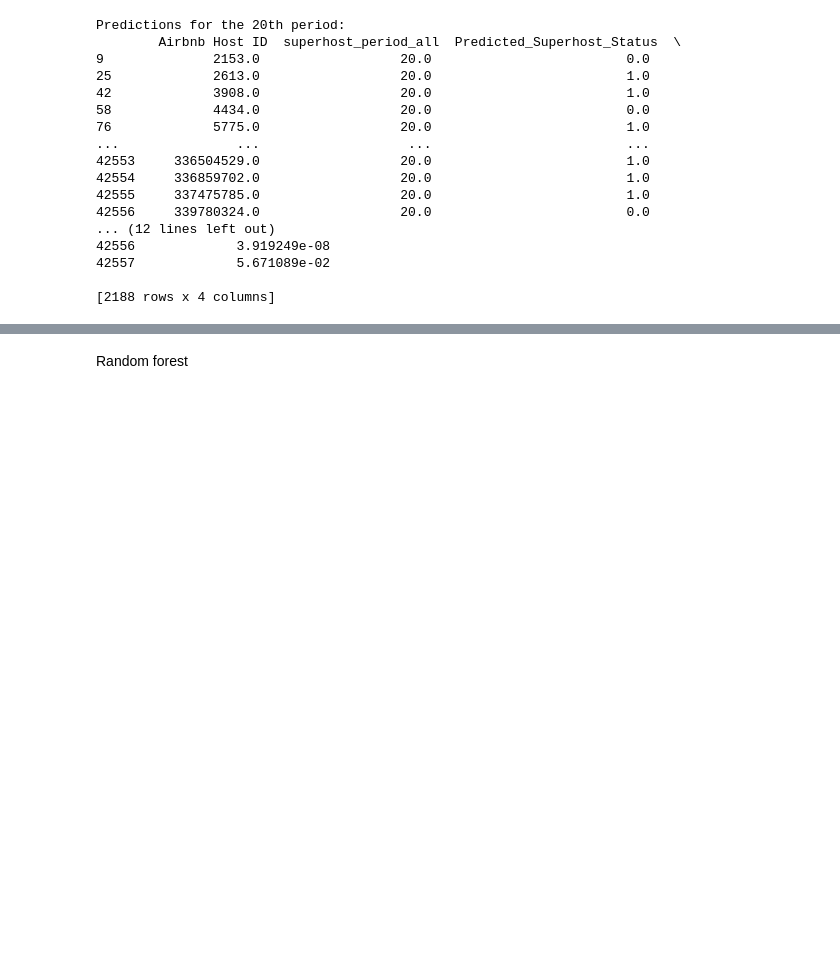
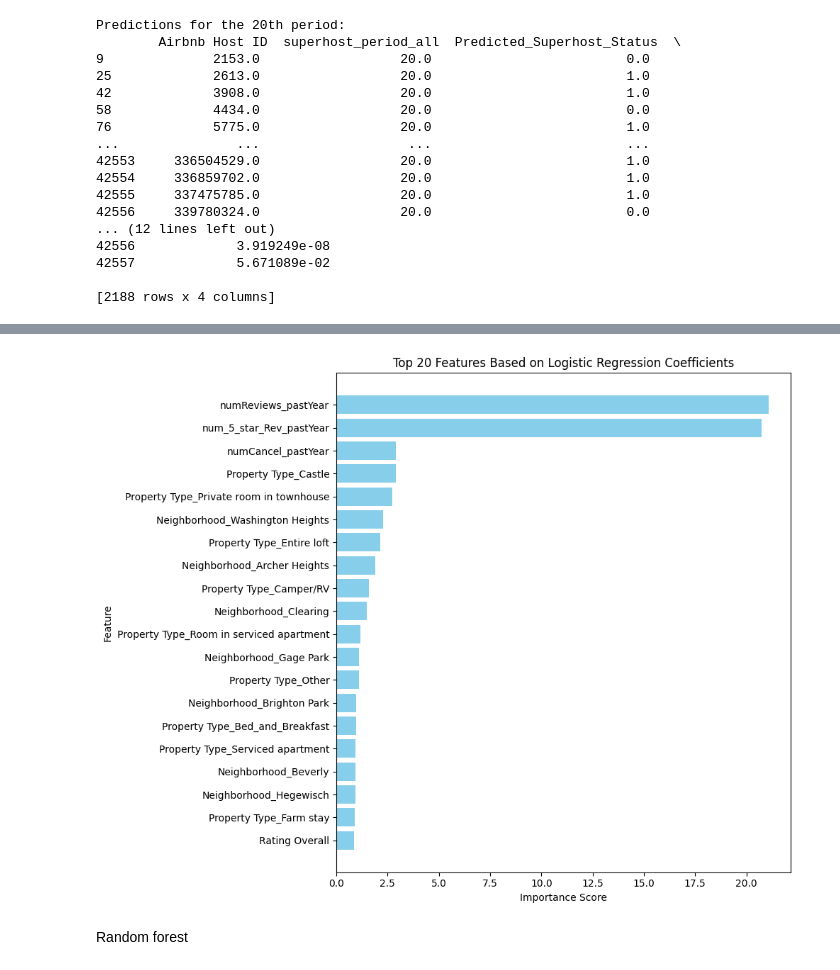
Before and after one commit to Vishnuanand77/airbnb-superhost-prediction, a Jupyter notebook: Superhost_prediction.ipynb, the cells around one changed output, grey strips where cells are left out. Drawn from its saved outputs; the diff is of its cells as text; code cells hidden in the pictures; blank space fills up the shorter version.

Commit message:
Added model separation variables, added top 20 features graph

```diff
--- a/Superhost_prediction.ipynb
+++ b/Superhost_prediction.ipynb
@@ -209,10 +209,16 @@ y_train = training_data['Next_Period_Superhost']
 X_test = testing_data[categorical_cols + numerical_cols]
 y_test = testing_data['Next_Period_Superhost']
 
+# # Hyperparameter grid for logistic regression
+# param_grid = {
+#     'classifier__C': [0.05, 0.1, 0.5, 1, 5],
+#     'classifier__solver': ['liblinear', 'lbfgs']
+# }
+
 # Hyperparameter grid for logistic regression
 param_grid = {
-    'classifier__C': [0.05, 0.1, 0.5, 1, 5],
-    'classifier__solver': ['liblinear', 'lbfgs']
+    'classifier__C': [5],
+    'classifier__solver': ['lbfgs']
 }
 
 # Initialize GridSearchCV
@@ -226,17 +232,17 @@ grid_search.fit(X_train, y_train)
 print("Best Parameters:", grid_search.best_params_)
 
 # Evaluate the best model
-best_model = grid_search.best_estimator_
+logistic_best_model = grid_search.best_estimator_
 
 # Training predictions and probabilities
 print("Generating training predictions and probabilities...")
-y_train_prob = best_model.predict_proba(X_train)[:, 1]
-y_train_pred = best_model.predict(X_train)
+y_train_prob = logistic_best_model.predict_proba(X_train)[:, 1]
+y_train_pred = logistic_best_model.predict(X_train)
 
 # Testing predictions and probabilities
 print("Generating testing predictions and probabilities...")
-y_test_prob = best_model.predict_proba(X_test)[:, 1]
-y_test_pred = best_model.predict(X_test)
+y_test_prob = logistic_best_model.predict_proba(X_test)[:, 1]
+y_test_pred = logistic_best_model.predict(X_test)
 
 # Model evaluation
 print("\nTraining Classification Report:\n", classification_report(y_train, y_train_pred))
@@ -334,3 +340,54 @@ Predictions for the 20th period:
 42557             5.671089e-02
 
 [2188 rows x 4 columns]
+# %%
+# Extract the coefficients of the logistic regression model
+coefficients = logistic_best_model.named_steps['classifier'].coef_[0]
+
+# Check if one-hot encoding was used and retrieve feature names from the preprocessor
+if isinstance(logistic_best_model.named_steps['preprocessor'].named_transformers_['cat'], OneHotEncoder):
+    # Get the one-hot encoding feature names
+    one_hot_encoder = logistic_best_model.named_steps['preprocessor'].named_transformers_['cat']
+
+    # Check for the appropriate method to use based on the scikit-learn version
+    if hasattr(one_hot_encoder, 'get_feature_names_out'):  # For scikit-learn 0.21 and later
+        encoded_cols = one_hot_encoder.get_feature_names_out(input_features=categorical_cols)
+    else:  # For older versions of scikit-learn
+        encoded_cols = one_hot_encoder.get_feature_names(input_features=categorical_cols)
+
+    # Combine numerical and one-hot encoded categorical feature names
+    feature_names = numerical_cols + list(encoded_cols)
+else:
+    # If one-hot encoding wasn't used, the feature names are just the columns of X_train
+    feature_names = list(X_train.columns)
+
+# Take the absolute values of the coefficients as importance scores
+importance = abs(coefficients)
+
+# Ensure that the lengths of feature_names and importance match
+if len(feature_names) == len(importance):
+    # Create a DataFrame for feature importance
+    feature_importance_df_logistic = pd.DataFrame({
+        'Feature': feature_names,
+        'Importance': importance
+    })
+
+    # Sort the DataFrame by importance in descending order
+    feature_importance_df_logistic = feature_importance_df_logistic.sort_values(by='Importance', ascending=False)
+
+    # Print the top 20 features
+    print("\nTop 20 Features Based on Coefficients:\n", feature_importance_df_logistic.head(20))
+
+    # Visualize the top 20 features
+    top_20_features = feature_importance_df_logistic.head(20)
+    plt.figure(figsize=(10, 8))
+    plt.barh(top_20_features['Feature'], top_20_features['Importance'], color='skyblue')
+    plt.xlabel('Importance Score')
+    plt.ylabel('Feature')
+    plt.title('Top 20 Features Based on Logistic Regression Coefficients')
+    plt.gca().invert_yaxis()  # Invert y-axis to show most important features at the top
+    plt.tight_layout()
+    plt.show()
+else:
+    print("Error: The lengths of feature_names and importance do not match.")
+# %% [output]
@@ -337,3 +411,4 @@ Predictions for the 20th period:
+[figure, added]
 # %% [markdown]
 Random forest
 # %%
```
Also changed, not shown: parts of 10 cells of this notebook.
